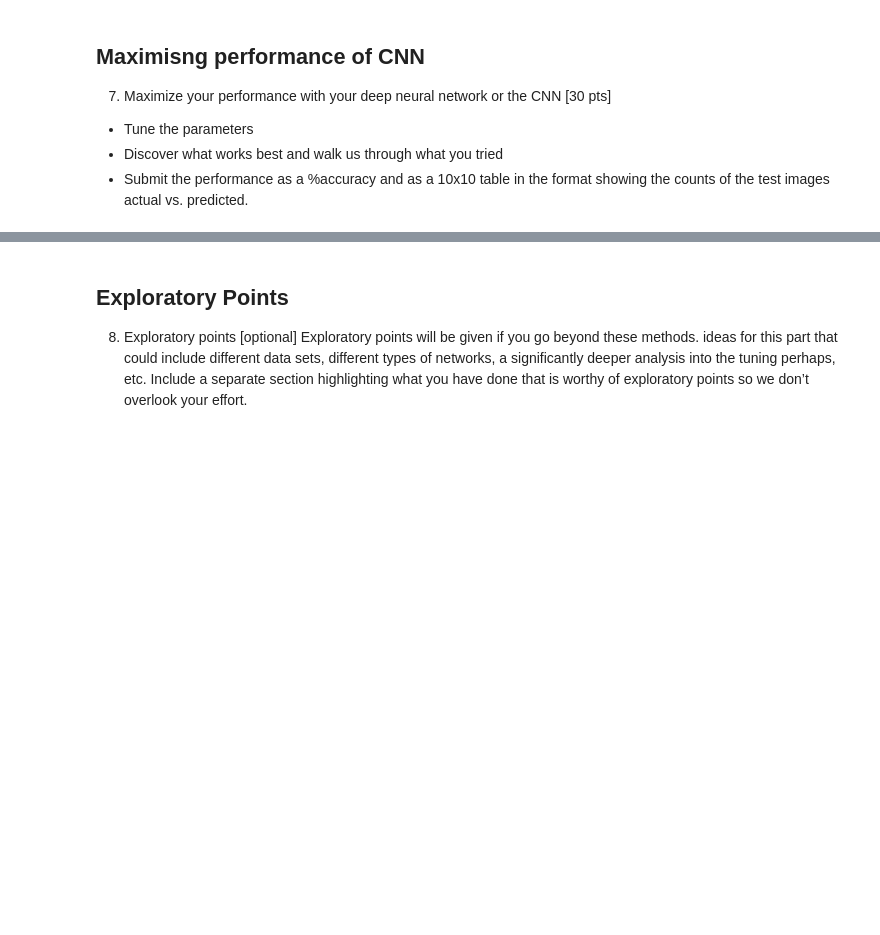
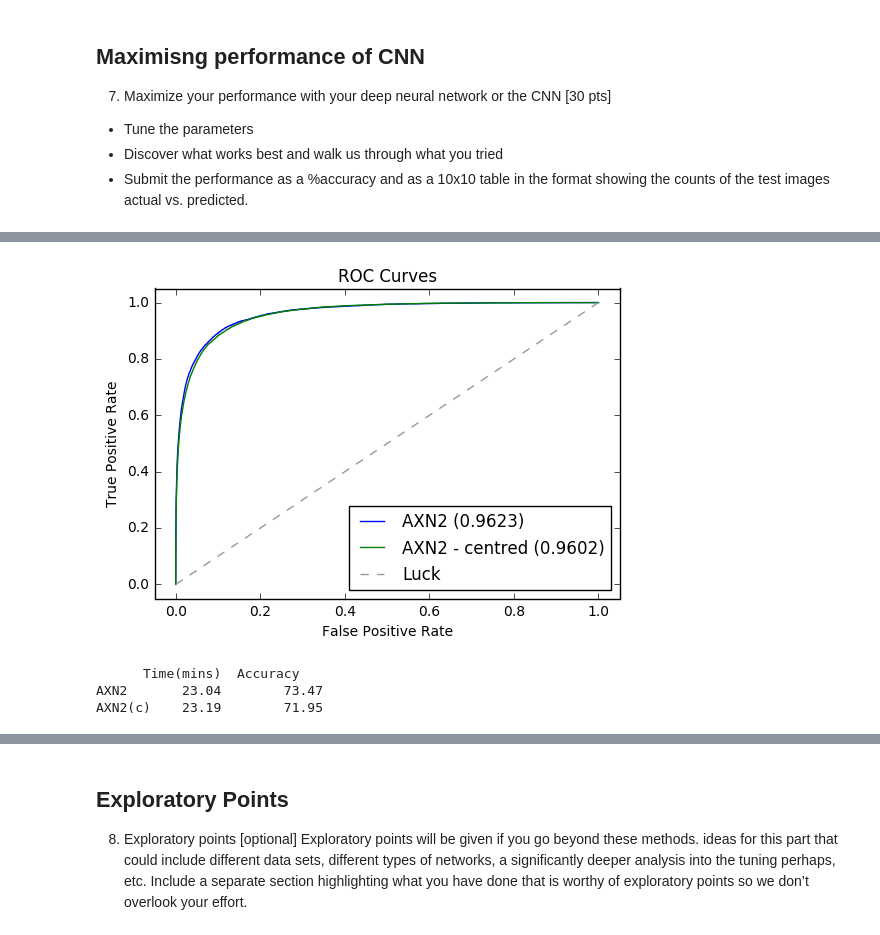
Before and after one commit to rabjohnston/E81HW4, a Jupyter notebook: submission/HW4.ipynb, the cells around one changed output, grey strips where cells are left out. Drawn from its saved outputs; the diff is of its cells as text; code cells hidden in the pictures; blank space fills up the shorter version.

```diff
--- a/submission/HW4.ipynb
+++ b/submission/HW4.ipynb
@@ -451,0 +469,30 @@ Adadelta   21.82        72.33
+# %%
+# Compute ROC curve and Area Under the Curve
+
+fpr, tpr, thresholds = roc_curve(labels.ravel(), result_axn2.test_preds)
+roc_auc = auc(fpr, tpr)
+plt.plot(fpr, tpr, lw=1, label='AXN2 ({})'.format(roc_auc.round(4)))
+
+fpr, tpr, thresholds = roc_curve(labels.ravel(), result_centre.test_preds)
+roc_auc = auc(fpr, tpr)
+plt.plot(fpr, tpr, lw=1, label='AXN2 - centred ({})'.format(roc_auc.round(4)))
+
+
+plt.plot([0, 1], [0, 1], '--', color=(0.6, 0.6, 0.6), label='Luck')
+
+plt.xlim([-0.05, 1.05])
+plt.ylim([-0.05, 1.05])
+plt.xlabel('False Positive Rate')
+plt.ylabel('True Positive Rate')
+plt.title('ROC Curves')
+plt.legend(loc="lower right")
+plt.show()
+
+print('      Time(mins)  Accuracy')
+print('AXN2       {}        {}'.format(result_axn2.params['time'], result_axn2.params['accuracy']))
+print('AXN2(c)    {}        {}'.format(result_centre.params['time'], result_centre.params['accuracy']))
+# %% [output]
+[figure, added]
+      Time(mins)  Accuracy
+AXN2       23.04        73.47
+AXN2(c)    23.19        71.95
```
Also changed, not shown: parts of 9 cells of this notebook.
